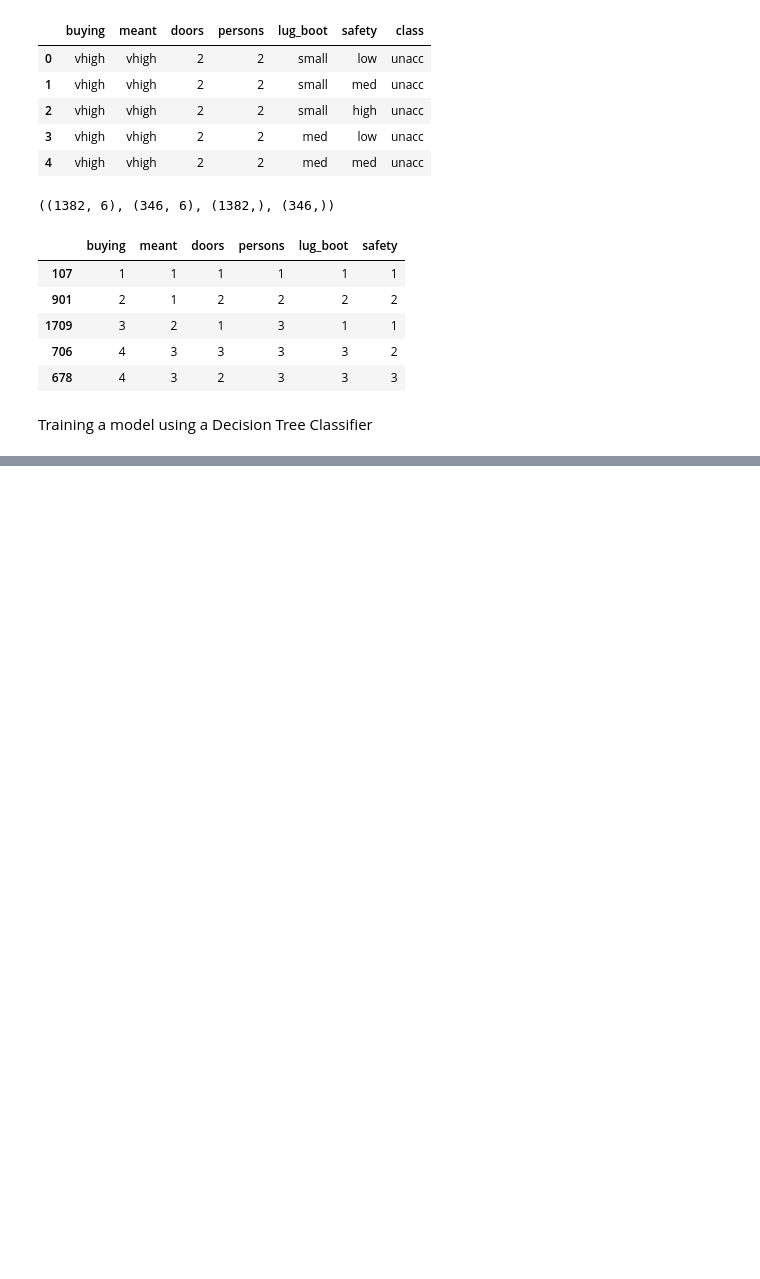
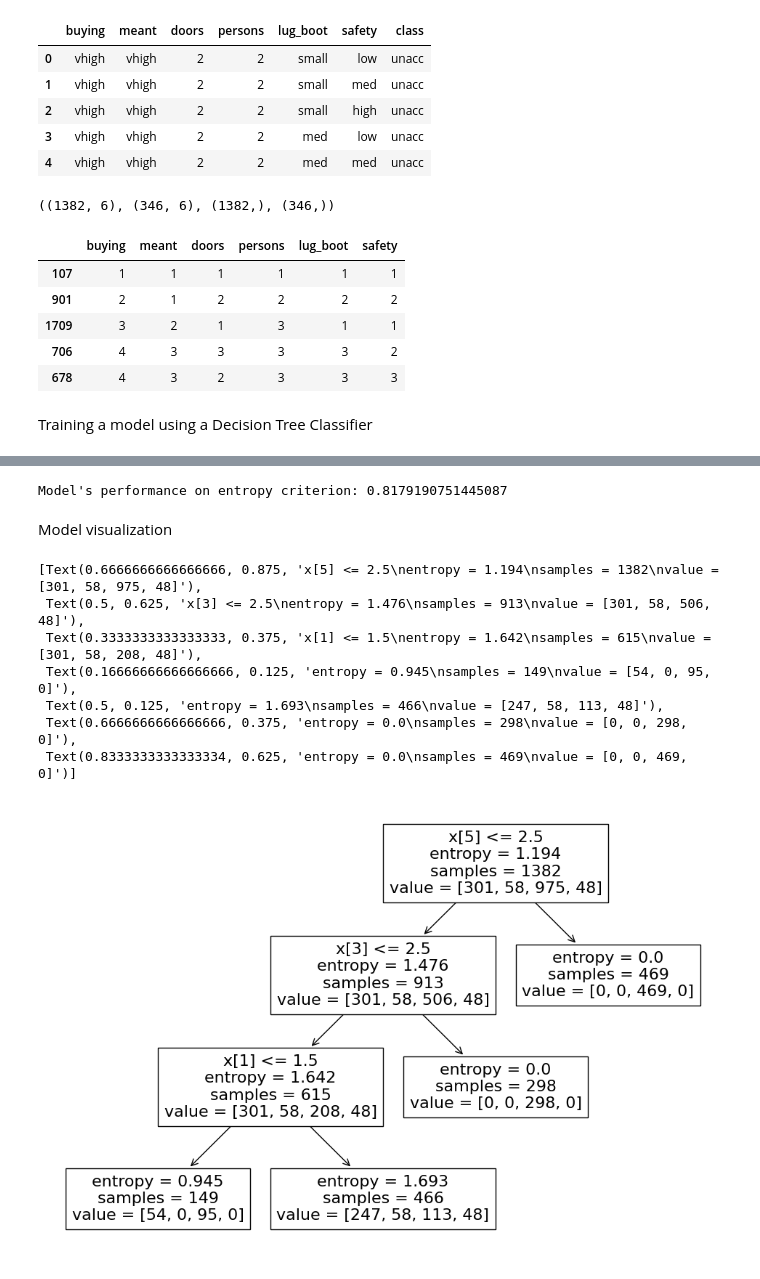
Before and after one commit to nshutijean/DVC-Mlflow-pipeline, a Jupyter notebook: training.ipynb, the cells around one changed output, grey strips where cells are left out. Drawn from its saved outputs; the diff is of its cells as text; code cells hidden in the pictures; blank space fills up the shorter version.

Commit message:
model: training, performance & viz

```diff
--- a/training.ipynb
+++ b/training.ipynb
@@ -55,3 +56,6 @@ X_train_encoded.head()
 | 678 | 4 | 3 | 2 | 3 | 3 | 3 |
 # %% [markdown]
 Training a model using a Decision Tree Classifier
+# %%
+dtc = DecisionTreeClassifier(criterion="entropy", max_depth=3, random_state=0)
+dtc.fit(X_train_encoded, y_train)
@@ -57,0 +76,21 @@ Training a model using a Decision Tree Classifier
+# %%
+# using accuracy score
+accuracy = accuracy_score(y_pred, y_test)
+print("Model's performance on entropy criterion:", accuracy)
+# %% [output]
+Model's performance on entropy criterion: 0.8179190751445087
+# %% [markdown]
+Model visualization
+# %%
+plt.figure(figsize=(12, 8))
+from sklearn import tree
+tree.plot_tree(dtc.fit(X_train_encoded, y_train))
+# %% [output]
+[Text(0.6666666666666666, 0.875, 'x[5] <= 2.5\nentropy = 1.194\nsamples = 1382\nvalue = [301, 58, 975, 48]'),
+ Text(0.5, 0.625, 'x[3] <= 2.5\nentropy = 1.476\nsamples = 913\nvalue = [301, 58, 506, 48]'),
+ Text(0.3333333333333333, 0.375, 'x[1] <= 1.5\nentropy = 1.642\nsamples = 615\nvalue = [301, 58, 208, 48]'),
+ Text(0.16666666666666666, 0.125, 'entropy = 0.945\nsamples = 149\nvalue = [54, 0, 95, 0]'),
+ Text(0.5, 0.125, 'entropy = 1.693\nsamples = 466\nvalue = [247, 58, 113, 48]'),
+ Text(0.6666666666666666, 0.375, 'entropy = 0.0\nsamples = 298\nvalue = [0, 0, 298, 0]'),
+ Text(0.8333333333333334, 0.625, 'entropy = 0.0\nsamples = 469\nvalue = [0, 0, 469, 0]')]
+[figure, added]
```
Also changed, not shown: parts of 5 cells of this notebook.
